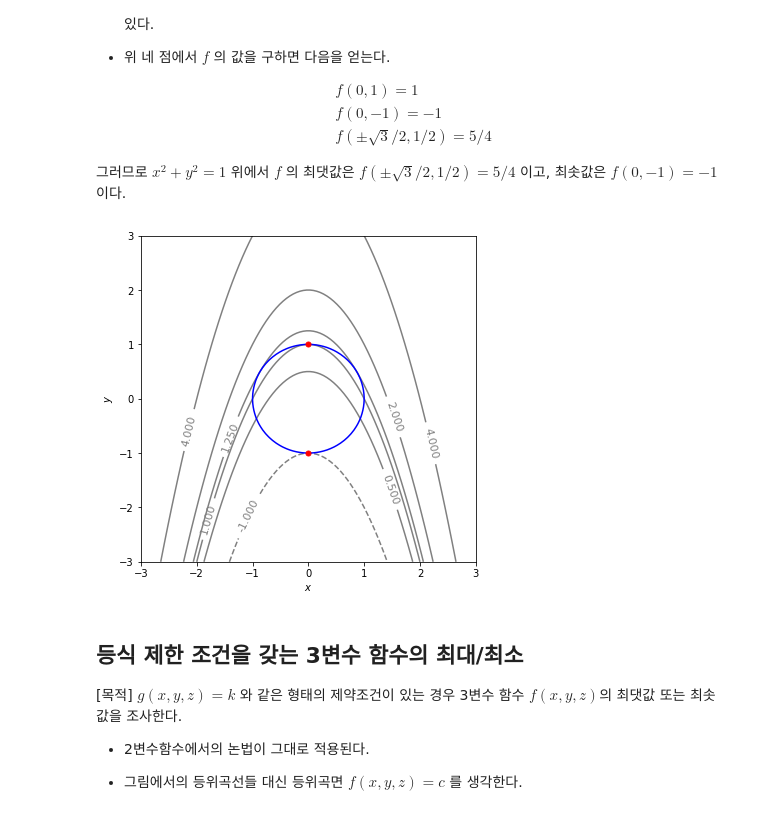
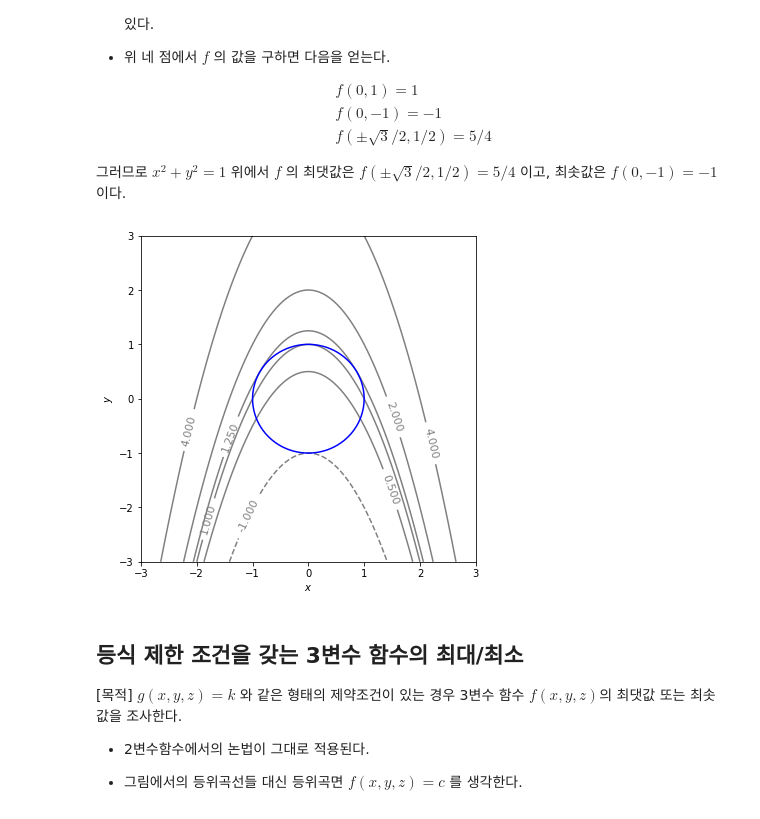
Before and after one commit to kimota3/computing, a Jupyter notebook: 대학수학교재_11장.ipynb, the cells around one changed output. Saved outputs shown, nothing was run; the diff lists cells and outputs as text; code cells hidden in the pictures.

```diff
--- a/대학수학교재_11장.ipynb
+++ b/대학수학교재_11장.ipynb
@@ -713,35 +713,35 @@ Y = f1(X1, X2)
 
 def f2(x, y):
     return x ** 2 + y**2
 Y2 = f2(X1,X2)
 # 등식 제한조건 방정식   x1**2 + x2**2 = 1
 #x2_g = np.sqrt(+1 - x1**2)
 #x3_g = -np.sqrt(+1 - x1**2)
 
 
 
 plt.figure(figsize=(6, 6))
 CC=plt.contour(X1, X2, Y, colors="gray", levels=[-1,0.5, 1, round(5/4,2),2,4])
 plt.clabel(CC,inline=10,fontsize = 11)
 
 #plt.colorbar
 
 plt.contour(X1, X2, Y2,colors="blue", levels=[1])
 
-plt.plot([0,0], [-1,1], 'ro', ms=5)
+#plt.plot([0,0], [-1,1], 'ro', ms=5)
 
 #plt.plot([], [], 'rP')
 #plt.plot([], [], 'ro', ms=10)
 
 #plt.xlim(-3, 1)
 #plt.ylim(-1, 1)
 #plt.xticks(np.linspace(-3, 3, 9))
 plt.xlabel("$x$")
 plt.ylabel("$y$")
 #plt.title(" ")
 plt.show()
 # %% [output]
-[figure, old version]
+[figure, new version]
 # %% [markdown]
 ## 등식 제한 조건을 갖는 3변수 함수의 최대/최소
 
```
Also changed, not shown: parts of 1 cell of this notebook.
